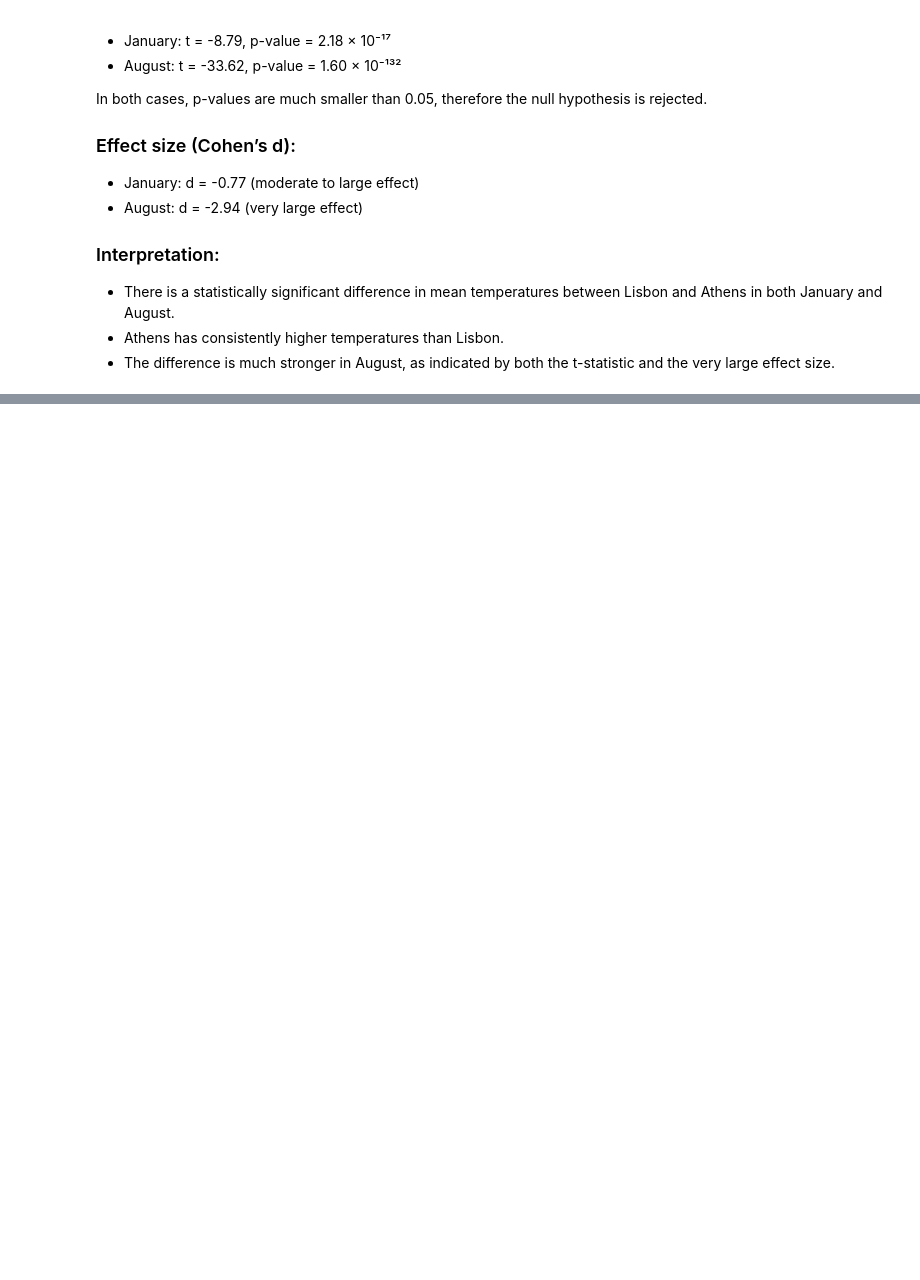
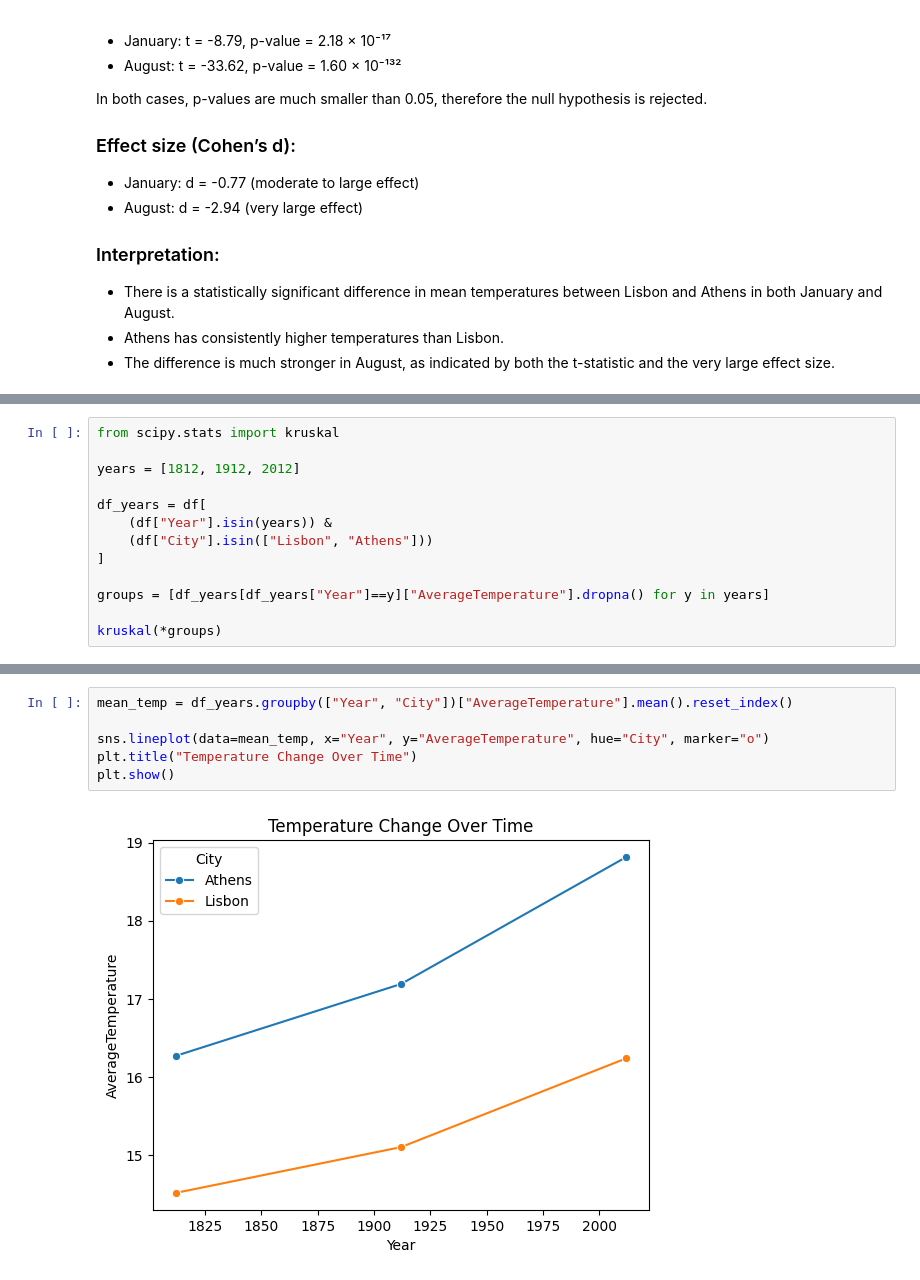
Before and after one commit to asternoeld/avcad, a Jupyter notebook: test1_part2_Aster/Test1_2026_Part2.ipynb, the cells around one changed output, grey strips where cells are left out. Drawn from its saved outputs; the diff is of its cells as text; blank space fills up the shorter version.

```diff
--- a/test1_part2_Aster/Test1_2026_Part2.ipynb
+++ b/test1_part2_Aster/Test1_2026_Part2.ipynb
@@ -234,0 +278,13 @@ In both cases, p-values are much smaller than 0.05, therefore the null hypothesi
+# %%
+from scipy.stats import kruskal
+
+years = [1812, 1912, 2012]
+
+df_years = df[
+    (df["Year"].isin(years)) &
+    (df["City"].isin(["Lisbon", "Athens"]))
+]
+
+groups = [df_years[df_years["Year"]==y]["AverageTemperature"].dropna() for y in years]
+
+kruskal(*groups)
@@ -234,0 +318,8 @@ In both cases, p-values are much smaller than 0.05, therefore the null hypothesi
+# %%
+mean_temp = df_years.groupby(["Year", "City"])["AverageTemperature"].mean().reset_index()
+
+sns.lineplot(data=mean_temp, x="Year", y="AverageTemperature", hue="City", marker="o")
+plt.title("Temperature Change Over Time")
+plt.show()
+# %% [output]
+[figure, added]
```
Also changed, not shown: parts of 6 cells of this notebook.
